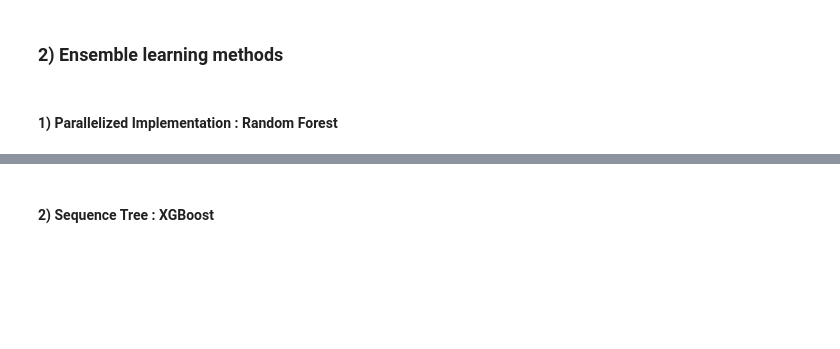
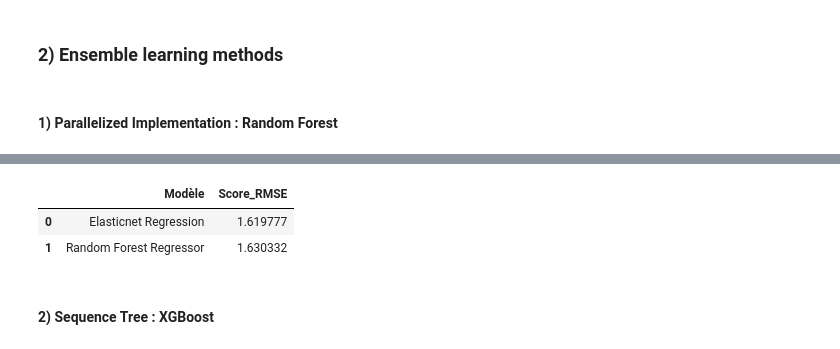
Before and after one commit to oumeima-elgharbi/P4_Data_Science_OpenClassrooms, a Jupyter notebook: P4_03_prediction_electricity.ipynb, the cells around one changed output, grey strips where cells are left out. Cells and saved outputs as stored; diff of their text form; code cells hidden in the pictures; blank space fills up the shorter version.

```diff
--- a/P4_03_prediction_electricity.ipynb
+++ b/P4_03_prediction_electricity.ipynb
@@ -673,3 +1024,9 @@ plt.show()
+# %%
+results
+# %% [output]
+|  | Modèle | Score_RMSE |
+| 0 | Elasticnet Regression | 1.619777 |
+| 1 | Random Forest Regressor | 1.630332 |
 # %% [markdown]
 #### 2) Sequence Tree : XGBoost
 # %% [raw]
```
Also changed, not shown: parts of 86 cells of this notebook, 2 other files.
